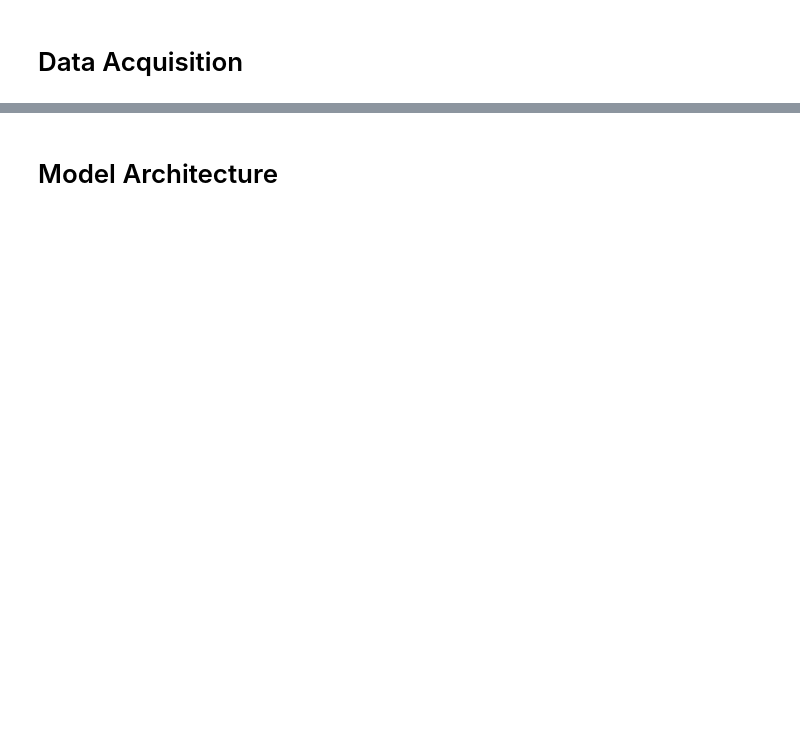
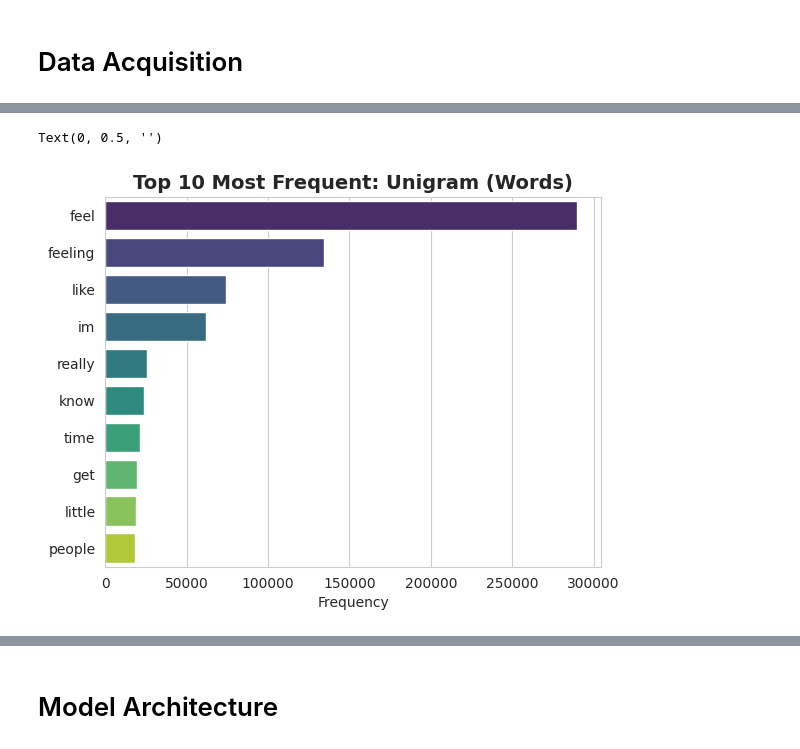
Before and after one commit to moka-co/twitter_emo_classification, a Jupyter notebook: emotion_classification.ipynb, the cells around one changed output, grey strips where cells are left out. Saved outputs shown, nothing was run; the diff lists cells and outputs as text; code cells hidden in the pictures; blank space fills up the shorter version.

```diff
--- a/emotion_classification.ipynb
+++ b/emotion_classification.ipynb
@@ -159,0 +391,7 @@ DataFrame with numerical labels:
+# %%
+
+from nltk import ngrams
+from nltk.corpus import stopwords
+
+stop_words = set(stopwords.words('english')) # I remove stop words
+print(stop_words)
@@ -159,0 +405,33 @@ DataFrame with numerical labels:
+# %%
+# Most Frequent Unigram
+# 1. Get unigrams
+all_unigrams = [
+    word for text in df['text']
+    for word in nltk.word_tokenize(str(text).lower())
+    if word.isalnum() and word not in stop_words
+]
+
+# 2. Count the most common words
+counts = Counter(all_unigrams).most_common(10)
+words, freq = zip(*counts)
+
+# Setup the Figure BEFORE plotting
+sns.set_style("whitegrid")
+
+# 4. Plot
+ax = sns.barplot(
+    x=list(freq),
+    y=list(words),
+    hue=list(words),
+    palette='viridis',
+    legend=False
+)
+
+# 5. Styling & Cleanup
+
+plt.title(f'Top 10 Most Frequent: Unigram (Words)', fontsize=14, fontweight='bold')
+plt.xlabel('Frequency')
+plt.ylabel('')
+# %% [output]
+Text(0, 0.5, '')
+[figure, added]
```
Also changed, not shown: parts of 71 cells of this notebook.
